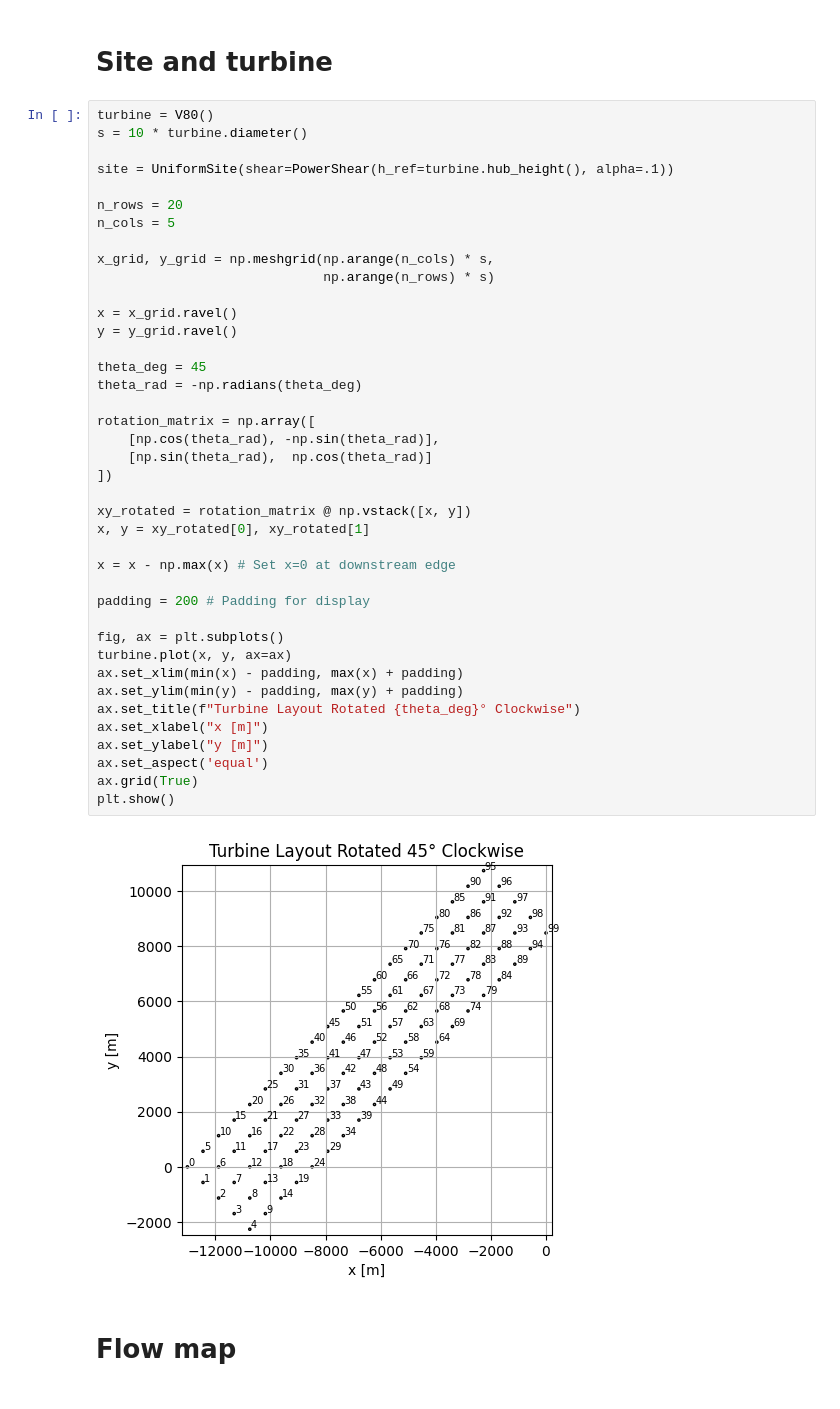
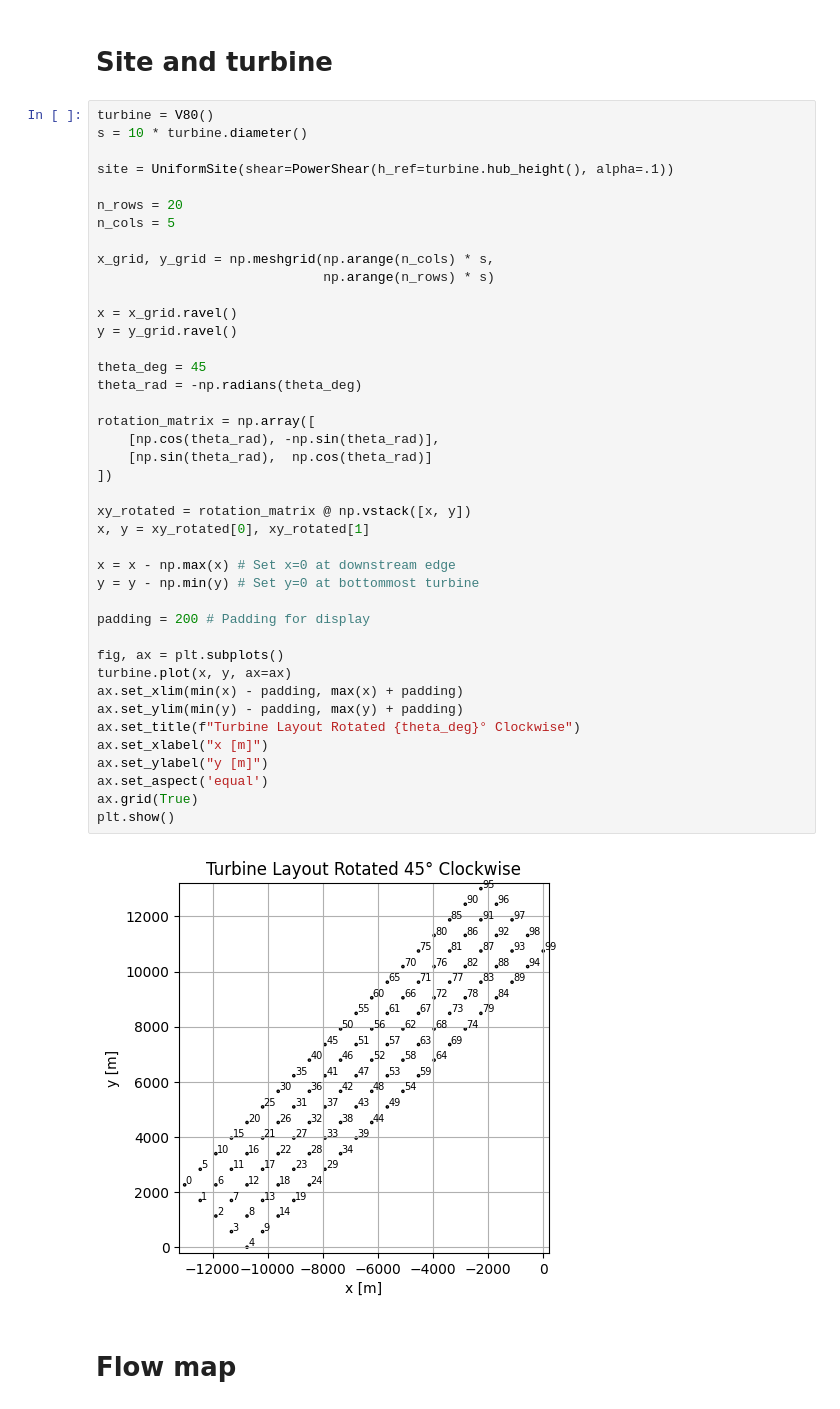
Before and after one commit to marcinsadowy/WTABL, a Jupyter notebook: ArbitraryLayouts/pywake_simple_comparison.ipynb, the cells around one changed output. Cells and saved outputs as stored; diff of their text form.

```diff
--- a/ArbitraryLayouts/pywake_simple_comparison.ipynb
+++ b/ArbitraryLayouts/pywake_simple_comparison.ipynb
@@ -30,34 +30,35 @@ x_grid, y_grid = np.meshgrid(np.arange(n_cols) * s,
 
 x = x_grid.ravel()
 y = y_grid.ravel()
 
 theta_deg = 45
 theta_rad = -np.radians(theta_deg)
 
 rotation_matrix = np.array([
     [np.cos(theta_rad), -np.sin(theta_rad)],
     [np.sin(theta_rad),  np.cos(theta_rad)]
 ])
 
 xy_rotated = rotation_matrix @ np.vstack([x, y])
 x, y = xy_rotated[0], xy_rotated[1]
 
 x = x - np.max(x) # Set x=0 at downstream edge
+y = y - np.min(y) # Set y=0 at bottommost turbine
 
 padding = 200 # Padding for display
 
 fig, ax = plt.subplots()
 turbine.plot(x, y, ax=ax)
 ax.set_xlim(min(x) - padding, max(x) + padding)
 ax.set_ylim(min(y) - padding, max(y) + padding)
 ax.set_title(f"Turbine Layout Rotated {theta_deg}° Clockwise")
 ax.set_xlabel("x [m]")
 ax.set_ylabel("y [m]")
 ax.set_aspect('equal')
 ax.grid(True)
 plt.show()
 # %% [output]
-[figure, old version]
+[figure, new version]
 # %% [markdown]
 # Flow map
 # %%
```
Also changed, not shown: parts of 2 cells of this notebook.
